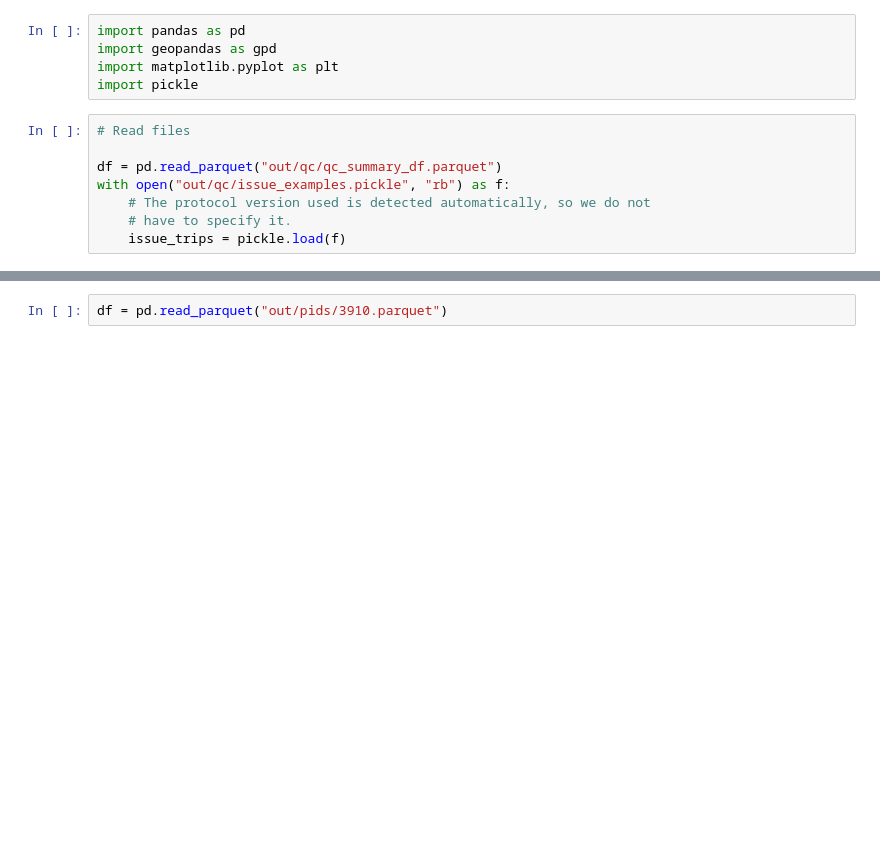
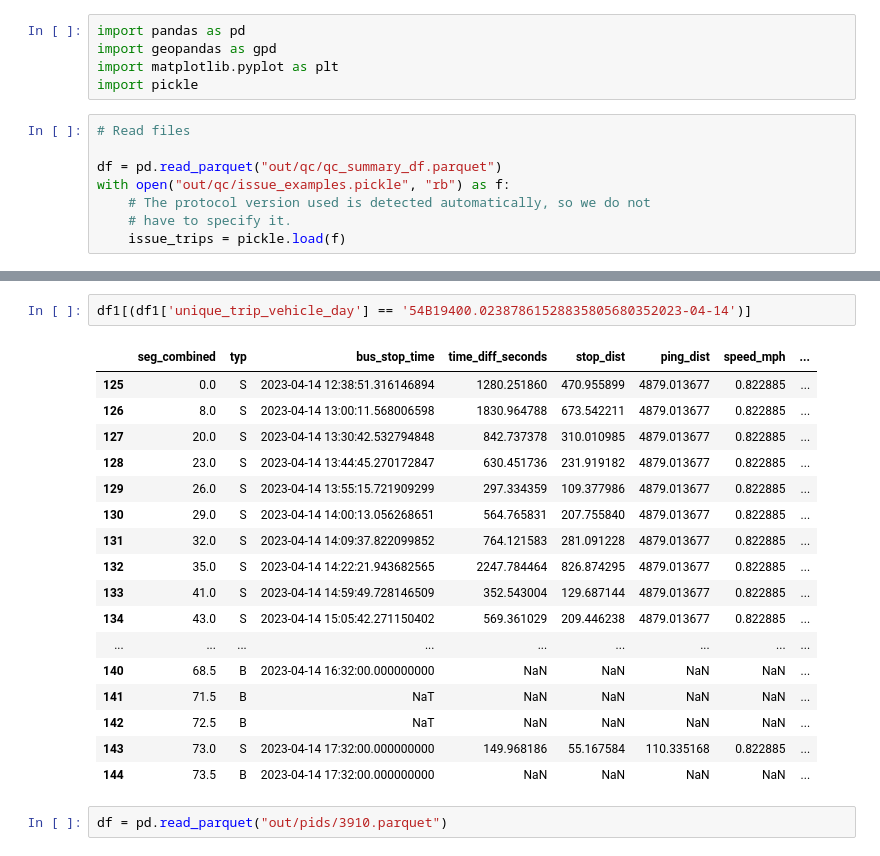
Before and after one commit to mansueto-institute/cta-stop-watch, a Jupyter notebook: cta-stop-watch/cta-stop-etl/explore_qc.ipynb, the cells around one changed output, grey strips where cells are left out. Cells and saved outputs as stored; diff of their text form; blank space fills up the shorter version.

```diff
--- a/cta-stop-watch/cta-stop-etl/explore_qc.ipynb
+++ b/cta-stop-watch/cta-stop-etl/explore_qc.ipynb
@@ -62,3 +45,23 @@ df1[(df1['unique_trip_vehicle_day'] == '1523910.02353404888834757313912023-01-06
+# %%
+df1[(df1['unique_trip_vehicle_day'] == '54B19400.02387861528835805680352023-04-14')]
+# %% [output]
+|  | seg_combined | typ | bus_stop_time | time_diff_seconds | stop_dist | ping_dist | speed_mph | ... |
+| 125 | 0.0 | S | 2023-04-14 12:38:51.316146894 | 1280.251860 | 470.955899 | 4879.013677 | 0.822885 | ... |
+| 126 | 8.0 | S | 2023-04-14 13:00:11.568006598 | 1830.964788 | 673.542211 | 4879.013677 | 0.822885 | ... |
+| 127 | 20.0 | S | 2023-04-14 13:30:42.532794848 | 842.737378 | 310.010985 | 4879.013677 | 0.822885 | ... |
+| 128 | 23.0 | S | 2023-04-14 13:44:45.270172847 | 630.451736 | 231.919182 | 4879.013677 | 0.822885 | ... |
+| 129 | 26.0 | S | 2023-04-14 13:55:15.721909299 | 297.334359 | 109.377986 | 4879.013677 | 0.822885 | ... |
+| 130 | 29.0 | S | 2023-04-14 14:00:13.056268651 | 564.765831 | 207.755840 | 4879.013677 | 0.822885 | ... |
+| 131 | 32.0 | S | 2023-04-14 14:09:37.822099852 | 764.121583 | 281.091228 | 4879.013677 | 0.822885 | ... |
+| 132 | 35.0 | S | 2023-04-14 14:22:21.943682565 | 2247.784464 | 826.874295 | 4879.013677 | 0.822885 | ... |
+| 133 | 41.0 | S | 2023-04-14 14:59:49.728146509 | 352.543004 | 129.687144 | 4879.013677 | 0.822885 | ... |
+| 134 | 43.0 | S | 2023-04-14 15:05:42.271150402 | 569.361029 | 209.446238 | 4879.013677 | 0.822885 | ... |
+| ... | ... | ... | ... | ... | ... | ... | ... | ... |
+| 140 | 68.5 | B | 2023-04-14 16:32:00.000000000 | NaN | NaN | NaN | NaN | ... |
+| 141 | 71.5 | B | NaT | NaN | NaN | NaN | NaN | ... |
+| 142 | 72.5 | B | NaT | NaN | NaN | NaN | NaN | ... |
+| 143 | 73.0 | S | 2023-04-14 17:32:00.000000000 | 149.968186 | 55.167584 | 110.335168 | 0.822885 | ... |
+| 144 | 73.5 | B | 2023-04-14 17:32:00.000000000 | NaN | NaN | NaN | NaN | ... |
 # %%
 df = pd.read_parquet("out/pids/3910.parquet")
 # %%
```
Also changed, not shown: parts of 4 cells of this notebook, 4 other files.
